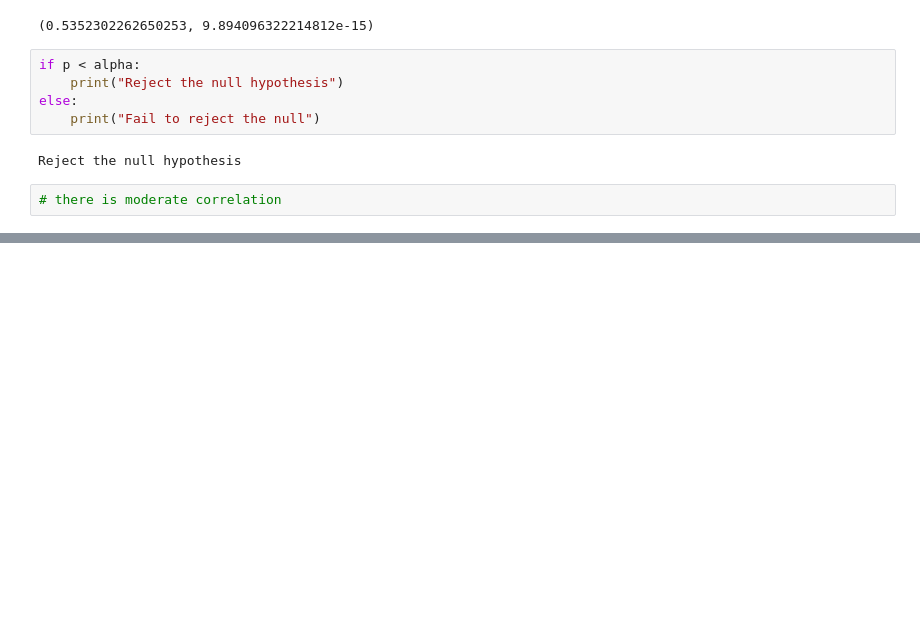
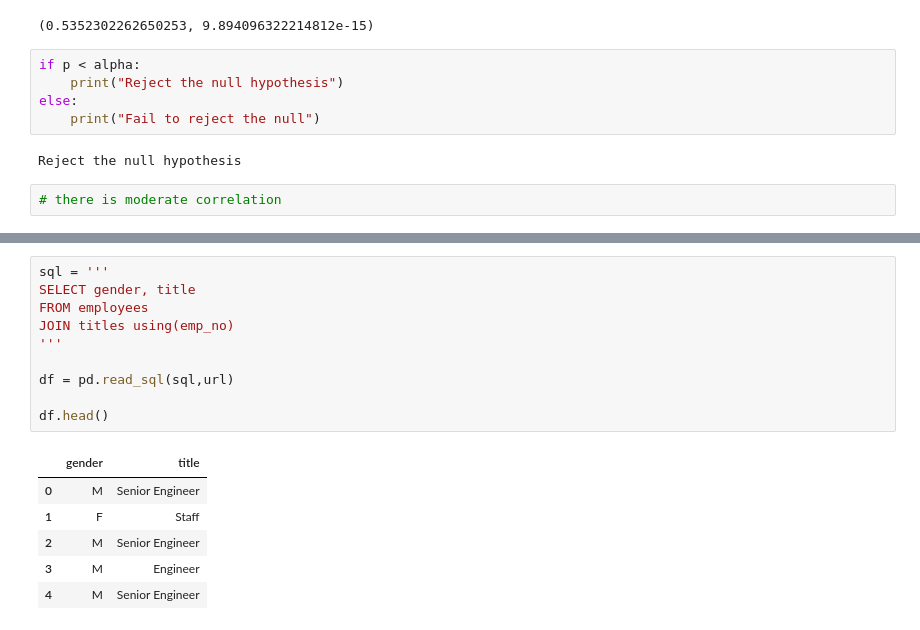
Before and after one commit to lochlynlaskowski/statistics-exercises, a Jupyter notebook: hypothesis_testing.ipynb, the cells around one changed output, grey strips where cells are left out. Cells and saved outputs as stored; diff of their text form; blank space fills up the shorter version.

```diff
--- a/hypothesis_testing.ipynb
+++ b/hypothesis_testing.ipynb
@@ -437,0 +584,17 @@ Reject the null hypothesis
+# %%
+sql = '''
+SELECT gender, title
+FROM employees
+JOIN titles using(emp_no)
+'''
+
+df = pd.read_sql(sql,url)
+
+df.head()
+# %% [output]
+|  | gender | title |
+| 0 | M | Senior Engineer |
+| 1 | F | Staff |
+| 2 | M | Senior Engineer |
+| 3 | M | Engineer |
+| 4 | M | Senior Engineer |
```
Also changed, not shown: parts of 18 cells of this notebook.
